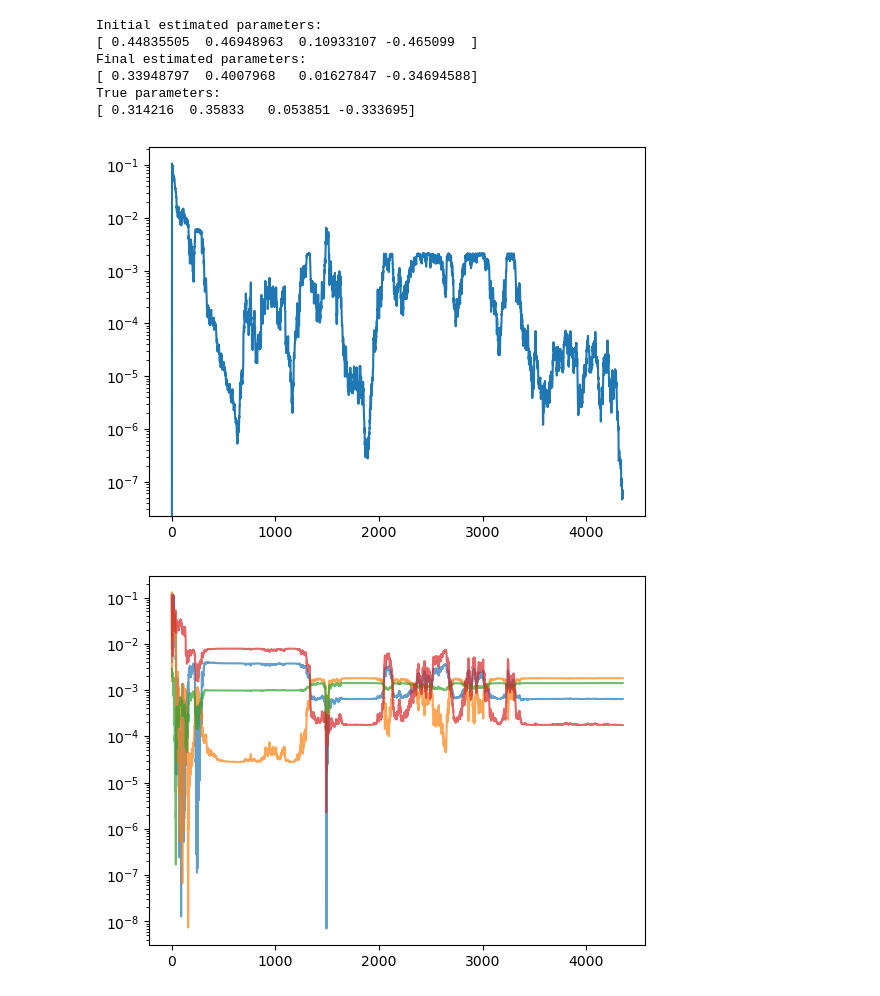
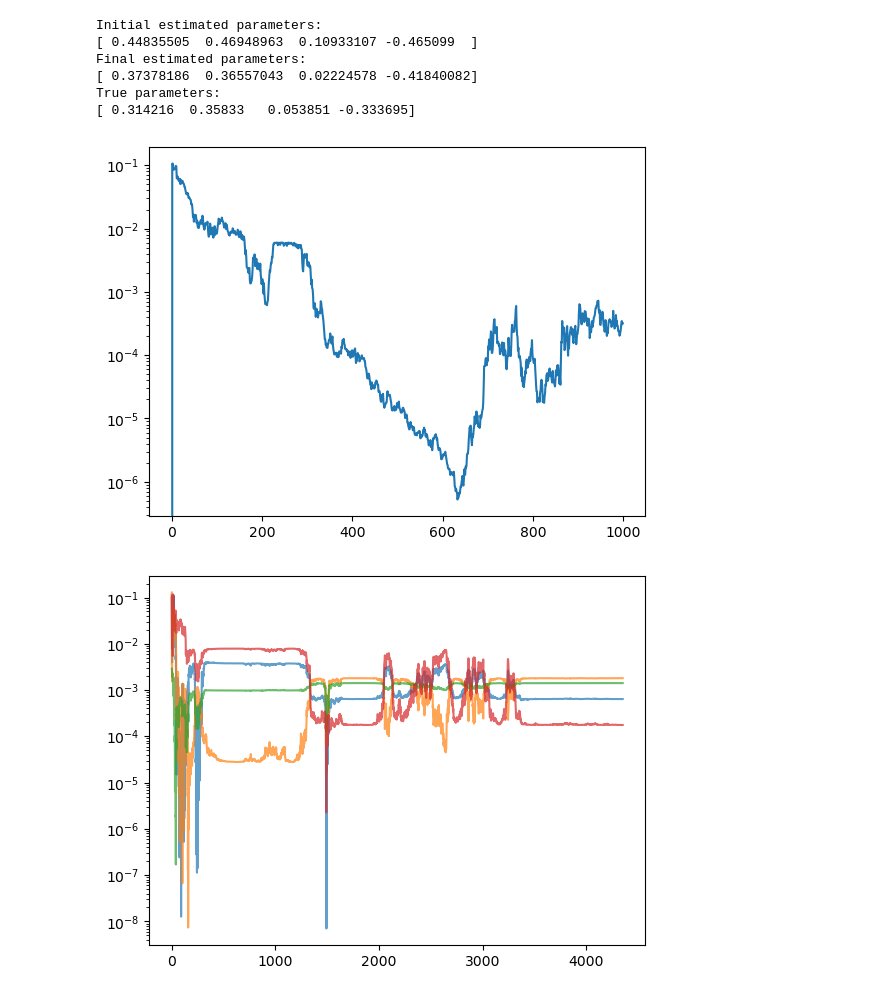
Before and after one commit to Rumoa/qll_qdots, a Jupyter notebook: mse_check.ipynb, the cells around one changed output. Cells and saved outputs as stored; diff of their text form; code cells hidden in the pictures.

Commit message:
First results in parallel, added big files to git ignore

```diff
--- a/mse_check.ipynb
+++ b/mse_check.ipynb
@@ -30,11 +30,14 @@ bnds = jnp.array(
 
 number_of_particles = 1000
 
-max_iterations = 10000
+max_iterations = 1000
 min_iterations = 100
 
 
 init_weights = all_f.initialize_weights(number_of_particles)
+
+#include this in the function to be parallelized
+
 init_particles_locations = all_f.initialize_particle_locations(
     subkey, model.number_of_parameters, number_of_particles, bnds
 )
@@ -61,35 +64,35 @@ initial_run = Run(
 print("Initial estimated parameters:")
 print(all_f.est_mean(initial_run.particles_locations, initial_run.weights))
 
 result = run_smc_loop(
     initial_run=initial_run,
     func_update_smc=_iteration_smc,
     model=model,
     true_pars=true_pars,
 )
 
 print("Final estimated parameters:")
 print(all_f.est_mean(result.particles_locations, result.weights))
 print("True parameters:")
 print(true_pars)
 
 
 plt.plot(vmap(jnp.linalg.norm, 0)(result.cov_array)[0 : result.iteration])
 plt.yscale("log")
 plt.show()
 
 
 differences_squared = ((true_pars - result.estimates_array)**2)[0 : result.iteration]
 
 mse_array = jnp.mean(differences_squared, axis=1)
 # %% [output]
 Initial estimated parameters:
 [ 0.44835505  0.46948963  0.10933107 -0.465099  ]
 Final estimated parameters:
-[ 0.33948797  0.4007968   0.01627847 -0.34694588]
+[ 0.37378186  0.36557043  0.02224578 -0.41840082]
 True parameters:
 [ 0.314216  0.35833   0.053851 -0.333695]
-[figure, old version]
+[figure, new version]
 # %%
 differences_squared = ((true_pars - result.estimates_array)**2)[0 : result.iteration]
 
```
Also changed, not shown: parts of 11 cells of this notebook, 4 other files.
